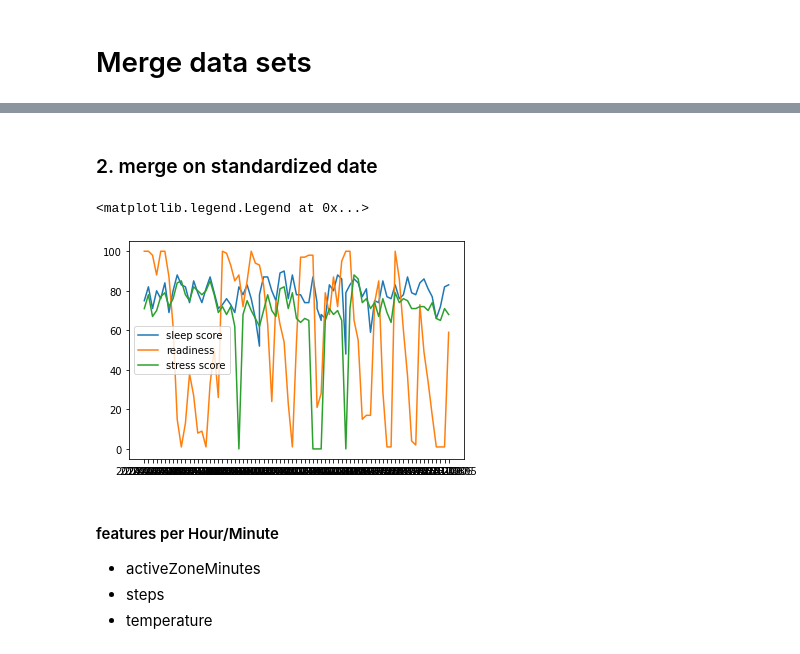
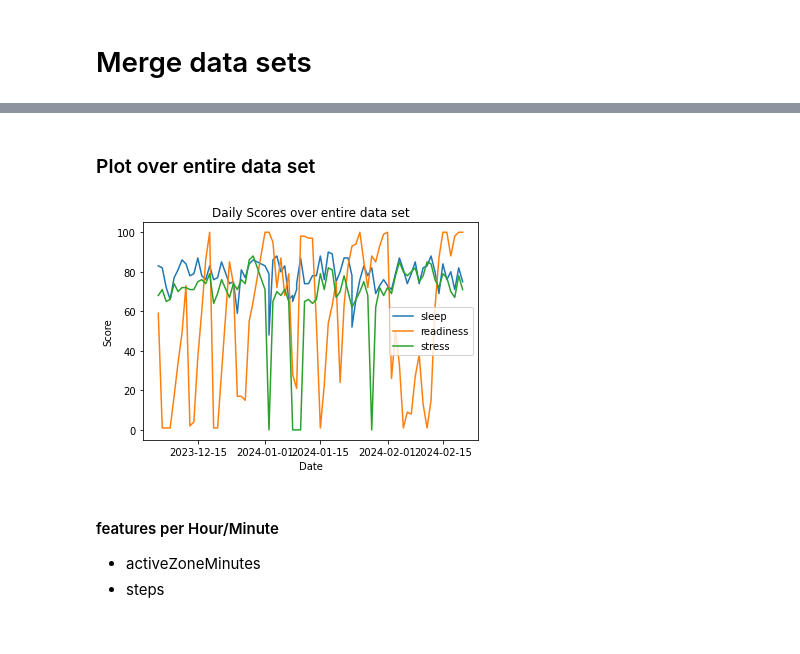
Before and after one commit to miriskalt/DSExample, a Jupyter notebook: sample_dashbord/create_dataset.ipynb, the cells around one changed output, grey strips where cells are left out. Saved outputs shown, nothing was run; the diff lists cells and outputs as text; code cells hidden in the pictures.

Commit message:
sample_dashbord with multiple graphs

```diff
--- a/sample_dashbord/create_dataset.ipynb
+++ b/sample_dashbord/create_dataset.ipynb
@@ -23,0 +33,9 @@ steps = pd.concat([dfs[i] for i in range(len(dfs))], ignore_index=True)
+# %%
+
+stress = getData(dir_path+'Stress Score/', fileregex='Stress Score*', timestampColumn='DATE')
+sleep = getData(dir_path+'Sleep Score/', fileregex='sleep_score*', timestampColumn='timestamp')
+readiness = getData(dir_path+'Daily Readiness/', fileregex='Daily Readiness Score*', timestampColumn='date')
+temperatures  = getData(dir_path+'Temperature/', fileregex='Device-*', timestampColumn='recorded_time', csv=True, json=False)
+
+steps  = getData(dir_path+'Global Export Data/', fileregex='steps-*', timestampColumn='Date', csv=False, json=True)
+activity = getData(dir_path+'Active Zone Minutes (AZM)/', fileregex='Active Zone Minutes*', timestampColumn='date')
@@ -24,3 +59,6 @@ steps = pd.concat([dfs[i] for i in range(len(dfs))], ignore_index=True)
+# %%
+readiness = readiness[['Date', 'date', 'readiness_score_value']]
+stress = stress[['DATE', 'STRESS_SCORE','timeCode', 'Date', 'SLEEP_POINTS', 'RESPONSIVENESS_POINTS', 'EXERTION_POINTS']]
 # %% [markdown]
 # Merge data sets
 # %% [markdown]
@@ -59,20 +71,20 @@ daily_readiness['Date'] = daily_readiness.date.apply(lambda x: x.strftime('%Y-%m
-# %% [markdown]
-### 2. merge on standardized date
 # %%
-df_days = pd.merge(sleep_score, stress_score, on='Date')
+df_days = pd.merge(sleep, stress, on='Date')
+df_days = pd.merge(df_days, readiness, on='Date')
-# %%
-df_days = pd.merge(df_days, daily_readiness, on='Date')
+# %% [markdown]
+### Plot over entire data set
 # %%
-plt.plot(df_days.Date, df_days.overall_score, label='sleep score')
+plt.title('Daily Scores over entire data set')
+plt.plot(df_days.Date, df_days.overall_score, label='sleep')
 plt.plot(df_days.Date, df_days.readiness_score_value, label='readiness')
-plt.plot(df_days.Date, df_days.STRESS_SCORE, label='stress score')
-plt.legend()
+plt.plot(df_days.Date, df_days.STRESS_SCORE, label='stress')
+plt.xlabel('Date')
+plt.ylabel('Score')
+_= plt.legend()
 # %% [output]
-<matplotlib.legend.Legend at 0x...>
-[figure, old version]
+[figure, new version]
 # %% [markdown]
 
 #### features per Hour/Minute
 - activeZoneMinutes
 - steps
-- temperature
```
Also changed, not shown: parts of 20 cells of this notebook, 2 other files.
